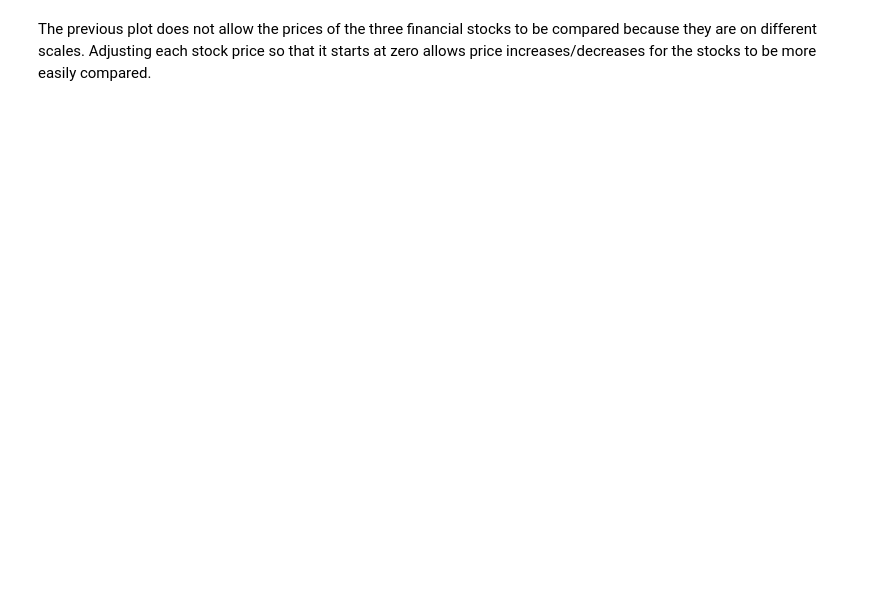
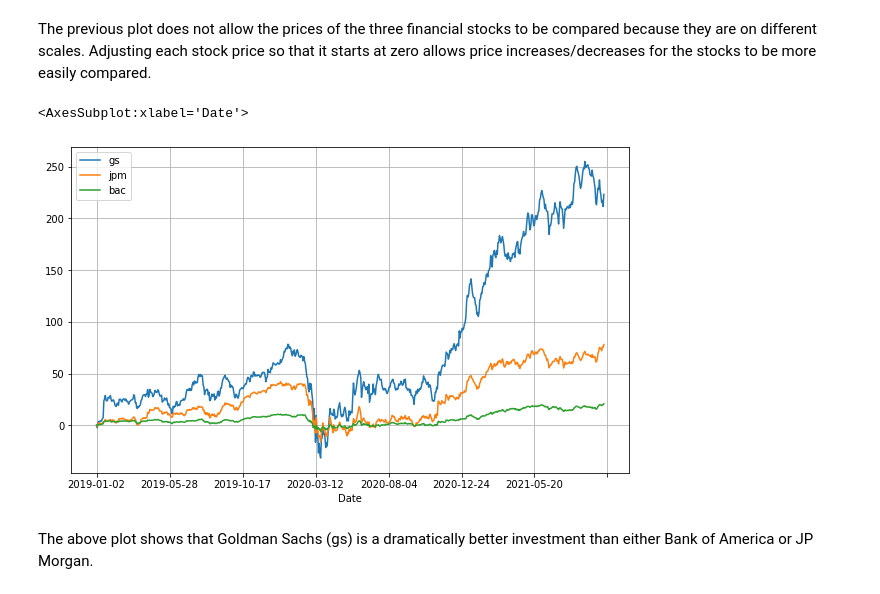
Before and after one commit to IanLKaplan/basic_finance, a Jupyter notebook: basic_finance.ipynb, the cells around one changed output. Drawn from its saved outputs; the diff is of its cells as text; code cells hidden in the pictures; blank space fills up the shorter version.

```diff
--- a/basic_finance.ipynb
+++ b/basic_finance.ipynb
@@ -85,3 +98,18 @@ be compared because they are on different scales.  Adjusting each stock price
 so that it starts at zero allows price increases/decreases for the stocks to
 be more easily compared.
 </p>
+# %%
+normalized_close_list: List = []
+for sym in tickers:
+    normalized = close_prices[sym] - close_prices[sym][0]
+    normalized_close_list.append(normalized)
+
+normalized_close = pd.DataFrame(normalized_close_list).transpose()
+
+normalized_close.plot(grid=True, figsize=(10,6))
+# %% [output]
+<AxesSubplot:xlabel='Date'>
+[figure, added]
+# %% [markdown]
+The above plot shows that Goldman Sachs (gs) is a dramatically better investment than either Bank
+of America or JP Morgan.
```
Also changed, not shown: parts of 6 cells of this notebook.
